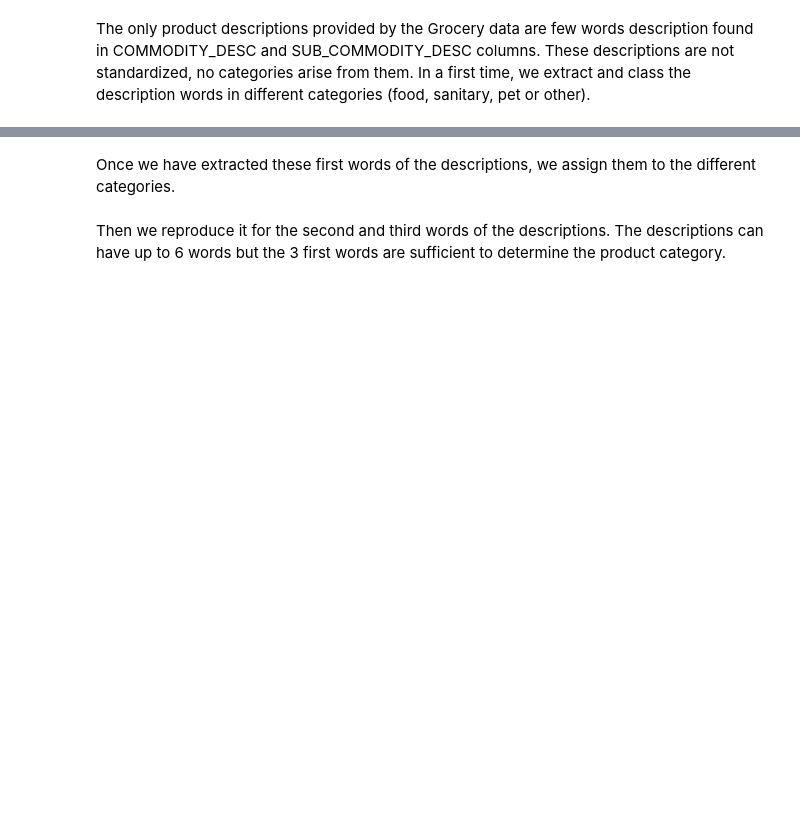
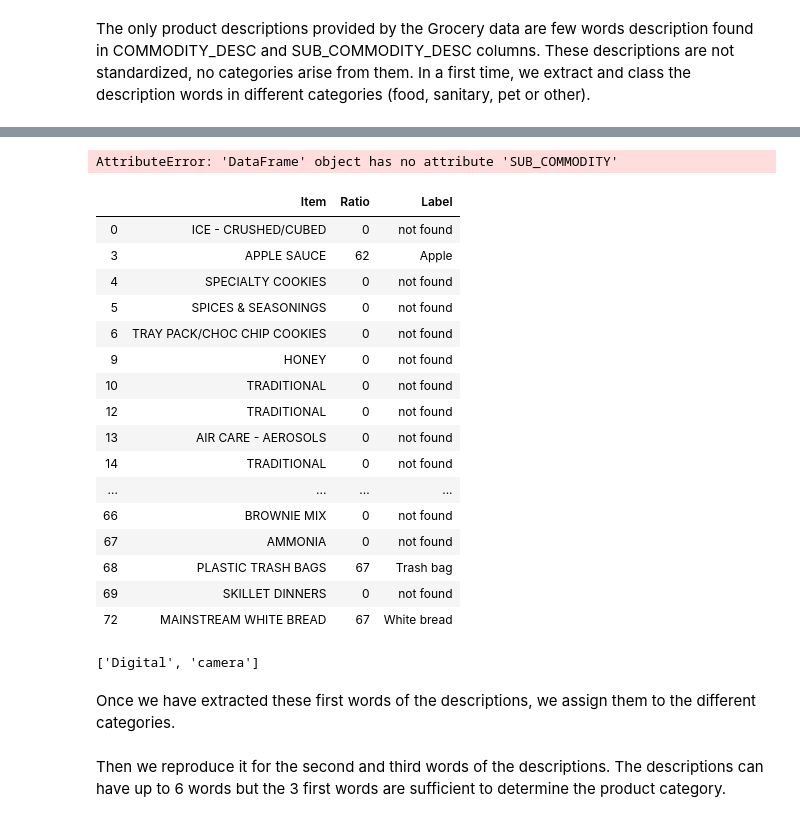
Before and after one commit to marvande/epfl-ada-2019-data-analysis, a Jupyter notebook: code/Products.ipynb, the cells around one changed output, grey strips where cells are left out. Drawn from its saved outputs; the diff is of its cells as text; code cells hidden in the pictures; blank space fills up the shorter version.

```diff
--- a/code/Products.ipynb
+++ b/code/Products.ipynb
@@ -22,6 +31,12 @@ hh_demographic = pd.read_csv('../data/dunnhumby_complete_csv/hh_demographic.csv'
 transaction_data = pd.read_csv('../data/dunnhumby_complete_csv/transaction_data.csv', sep = ',')
 
 product = pd.read_csv('../data/dunnhumby_complete_csv/product.csv', sep = ',')
+
+FoodLabels = pd.read_csv('../data/dunnhumby_complete_csv/FoodLabelsV3.csv', sep = ',')
+
+ObjectLabels = pd.read_csv('../data/dunnhumby_complete_csv/GroceryLists.csv', sep = ',')
+
+ObjectLabels.columns = ['ITEM','LABEL']
 # %%
 product.head(4)
 # %% [output]
@@ -156,3 +162,70 @@ array(['FRZN', 'FRUIT', 'COOKIES', 'SPICES', 'PNT', 'ICE', 'AIR',
+# %%
+wordLabels = pd.DataFrame(index = words.index, columns = ['Item','Ratio','Label'])
+
+for indexCOM,item in enumerate(words.SUB_COMMODITY.loc[0:100]) :
+    ratio = []
+    for indexLab,label in enumerate(FoodLabels['FOOD CATEGORY']) :
+        t = (fuzz.token_sort_ratio(item, str.upper(label)), label)
+        ratio.append(t)
+
+    wordLabels.Item[indexCOM] = item
+    wordLabels.Label[indexCOM] = max(ratio,key=itemgetter(0))[1]
+    wordLabels.Ratio[indexCOM]= max(ratio,key=itemgetter(0))[0]
+        #print(item,ratio, FoodLabels['ITEM'].loc[index])
+wordLabels.head(60)
+# %% [output]
+AttributeError: 'DataFrame' object has no attribute 'SUB_COMMODITY'
+# %%
+lineLabels = pd.DataFrame(index = Grocery.index, columns = ['Item','Ratio','Label'])
+
+for indexCOM in Grocery.index[0:100] :
+    item = Grocery.SUB_COMMODITY_DESC.loc[indexCOM]
+    ratio = []
+    for label in ObjectLabels['ITEM'] :
+        #t1 = (fuzz.partial_ratio(item, str.upper(label)), label)
+        t2 = (fuzz.token_sort_ratio(item, str.upper(label)), label)
+        #t3 = (t1[0]*t2[0], label)
+        ratio.append(t2)
+
+    lineLabels.Item[indexCOM] = item
+
+    rMax, lMax = max(ratio,key=itemgetter(0))
+
+    line = re.split(' |-|&|/',lMax)
+
+    for word in line:
+        lword= word.lower()
+        if str.lower(item).find(lword)!= -1:
+            lineLabels.Label[indexCOM] = lMax
+            lineLabels.Ratio[indexCOM]= rMax
+        else :
+            lineLabels.Label[indexCOM] = 'not found'
+            lineLabels.Ratio[indexCOM]= 0
+
+
+lineLabels.head(60)
+# %% [output]
+|  | Item | Ratio | Label |
+| 0 | ICE - CRUSHED/CUBED | 0 | not found |
+| 3 | APPLE SAUCE | 62 | Apple |
+| 4 | SPECIALTY COOKIES | 0 | not found |
+| 5 | SPICES & SEASONINGS | 0 | not found |
+| 6 | TRAY PACK/CHOC CHIP COOKIES | 0 | not found |
+| 9 | HONEY | 0 | not found |
+| 10 | TRADITIONAL | 0 | not found |
+| 12 | TRADITIONAL | 0 | not found |
+| 13 | AIR CARE - AEROSOLS | 0 | not found |
+| 14 | TRADITIONAL | 0 | not found |
+| ... | ... | ... | ... |
+| 66 | BROWNIE MIX | 0 | not found |
+| 67 | AMMONIA | 0 | not found |
+| 68 | PLASTIC TRASH BAGS | 67 | Trash bag |
+| 69 | SKILLET DINNERS | 0 | not found |
+| 72 | MAINSTREAM WHITE BREAD | 67 | White bread |
+# %%
+re.split(' |-|&',lMax)
+# %% [output]
+['Digital', 'camera']
 # %% [markdown]
 Once we have extracted these first words of the descriptions, we assign them to the different categories.
 # %%
```
Also changed, not shown: parts of 18 cells of this notebook.
